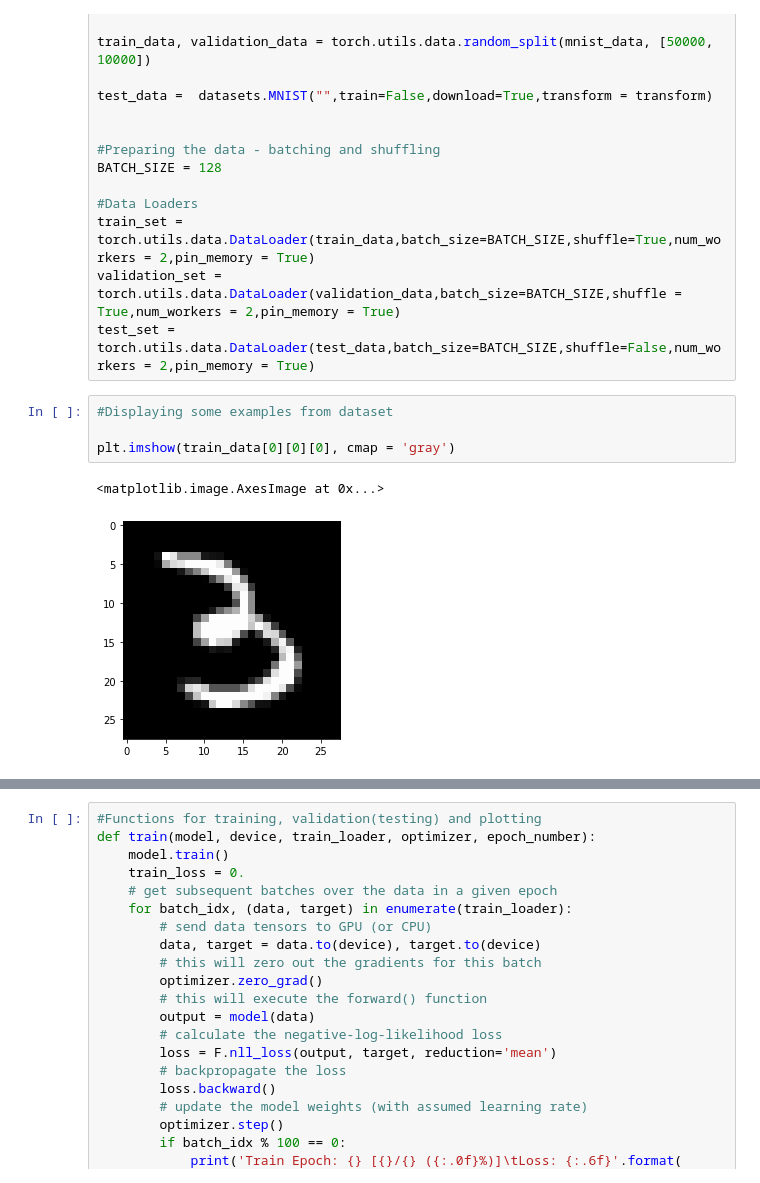
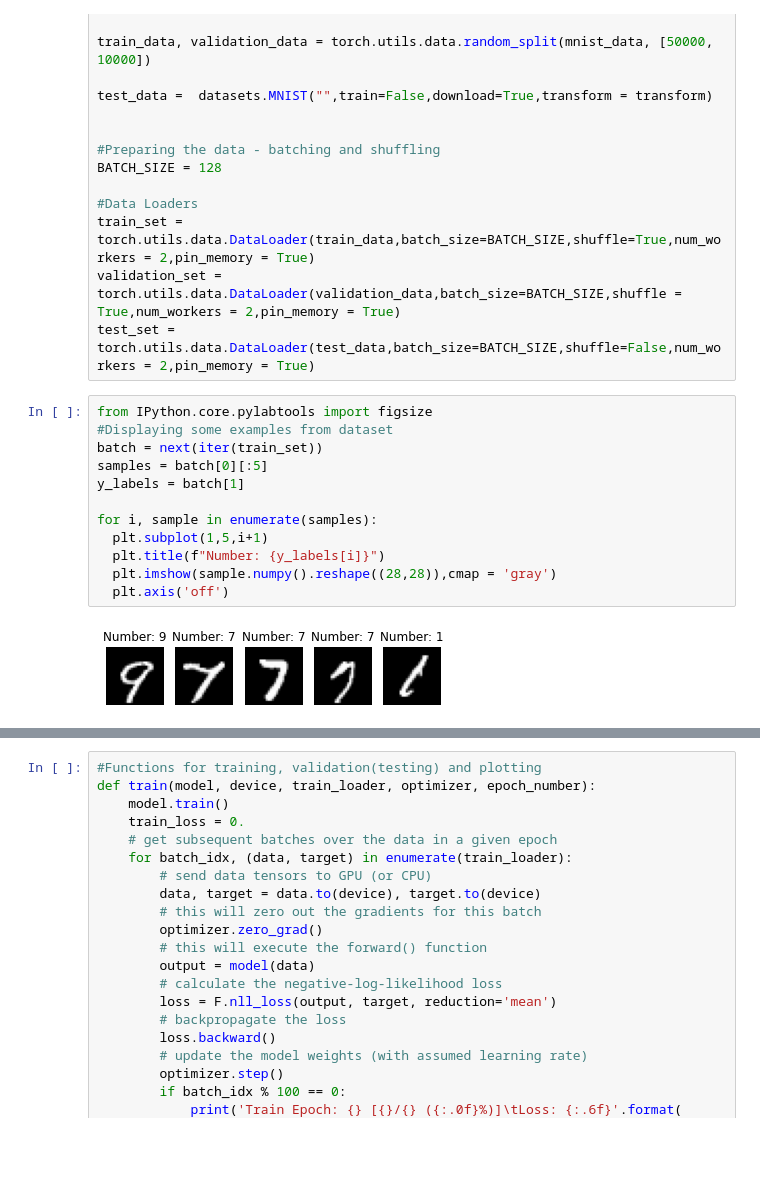
Before and after one commit to Lisony/sigma.ai_kaggle, a Jupyter notebook: MNIST_NN.ipynb, the cells around one changed output, grey strips where cells are left out. Drawn from its saved outputs; the diff is of its cells as text; blank space fills up the shorter version.

```diff
--- a/MNIST_NN.ipynb
+++ b/MNIST_NN.ipynb
@@ -35,13 +35,20 @@ BATCH_SIZE = 128
 train_set = torch.utils.data.DataLoader(train_data,batch_size=BATCH_SIZE,shuffle=True,num_workers = 2,pin_memory = True)
 validation_set = torch.utils.data.DataLoader(validation_data,batch_size=BATCH_SIZE,shuffle = True,num_workers = 2,pin_memory = True)
 test_set = torch.utils.data.DataLoader(test_data,batch_size=BATCH_SIZE,shuffle=False,num_workers = 2,pin_memory = True)
-# %%
-#Displaying some examples from dataset
-
-plt.imshow(train_data[0][0][0], cmap = 'gray')
-# %% [output]
-<matplotlib.image.AxesImage at 0x...>
-[figure, removed]
+# %%
+from IPython.core.pylabtools import figsize
+#Displaying some examples from dataset
+batch = next(iter(train_set))
+samples = batch[0][:5]
+y_labels = batch[1]
+
+for i, sample in enumerate(samples):
+  plt.subplot(1,5,i+1)
+  plt.title(f"Number: {y_labels[i]}")
+  plt.imshow(sample.numpy().reshape((28,28)),cmap = 'gray')
+  plt.axis('off')
+# %% [output]
+[figure, added]
 # %%
 #Model definitions
 
```
Also changed, not shown: parts of 4 cells of this notebook.
